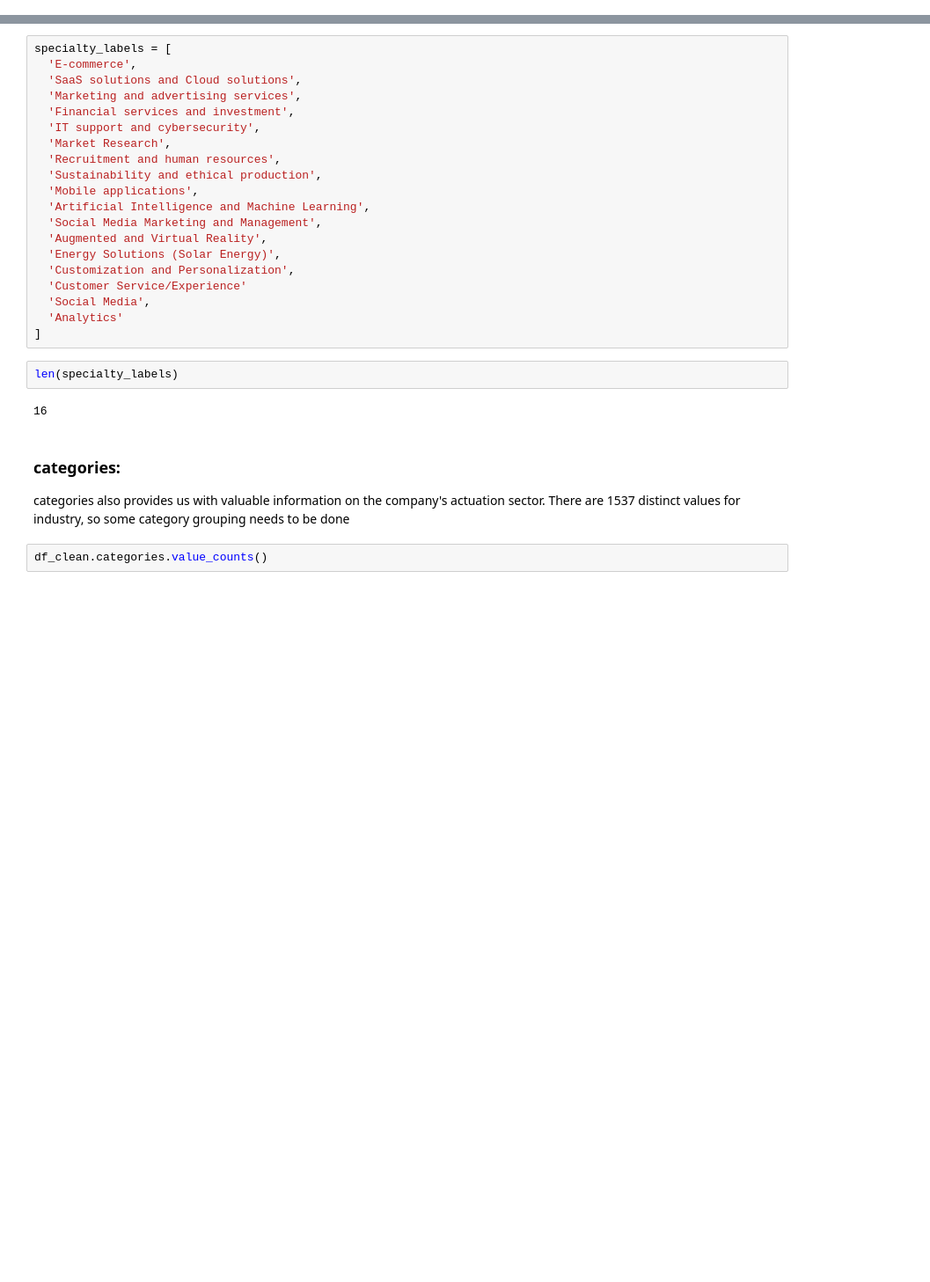
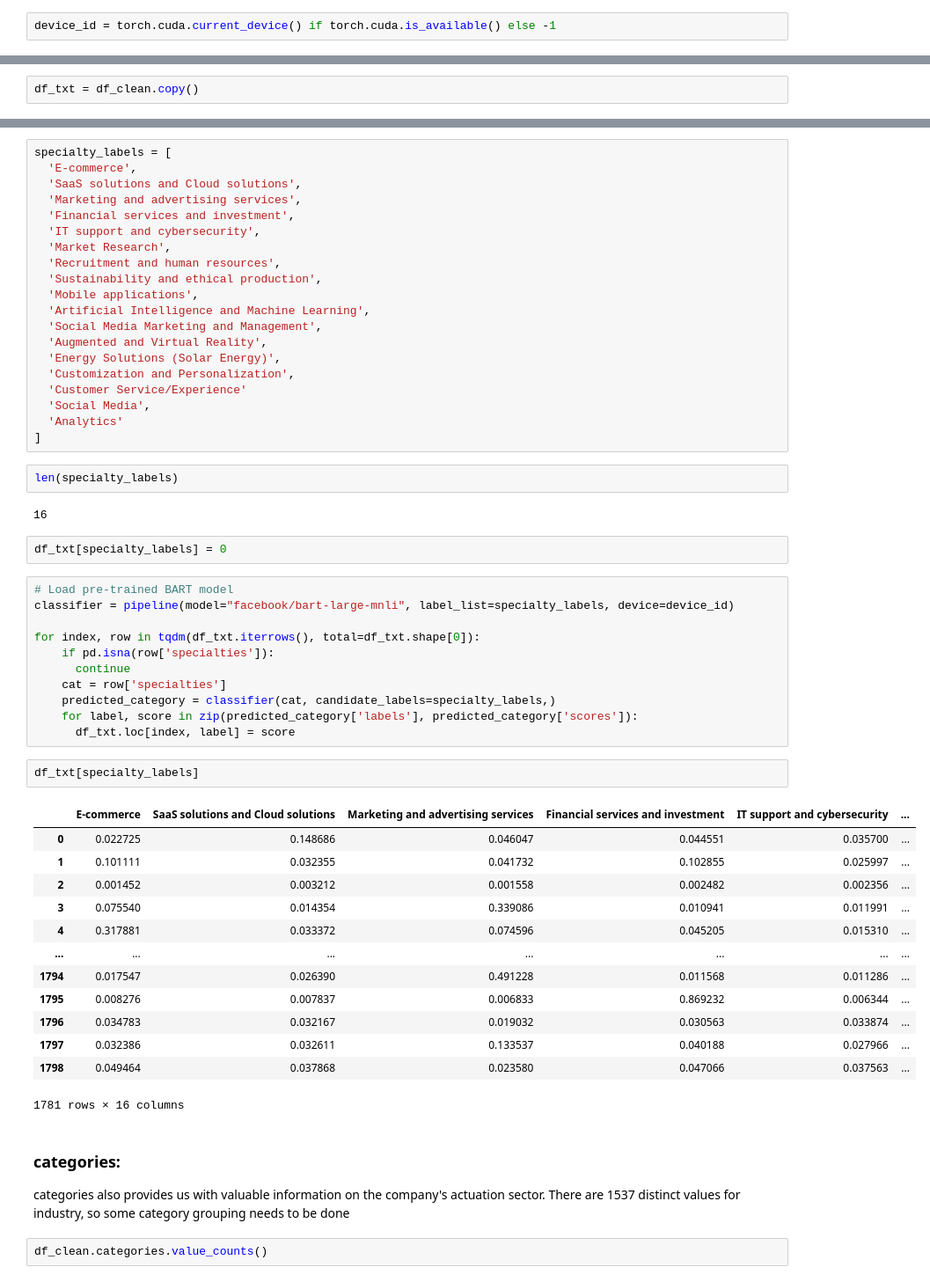
Before and after one commit to cvillela/amplemarket_challenge, a Jupyter notebook: challenge.ipynb, the cells around one changed output, grey strips where cells are left out. Shown at 88% size. Drawn from its saved outputs; the diff is of its cells as text; blank space fills up the shorter version.

```diff
--- a/challenge.ipynb
+++ b/challenge.ipynb
@@ -58,0 +62,2 @@ import optuna
+# %%
+device_id = torch.cuda.current_device() if torch.cuda.is_available() else -1
@@ -514,6 +544,8 @@ from transformers import AutoModelForSequenceClassification, AutoTokenizer
 from sklearn.feature_extraction.text import CountVectorizer
 # %%
 tokenizer = AutoTokenizer.from_pretrained('facebook/bart-large-mnli')
+# %%
+df_txt = df_clean.copy()
 # %% [markdown]
 ### specialties:
 specialties provides us with valuable information on the company's industry. For the information to be useful, NLP preprocessing must be used for feature extraction, as the terms are too diverse and one-hot encoding of the categories as they are would not be feaseble
@@ -577,6 +627,35 @@ specialty_labels = [
 len(specialty_labels)
 # %% [output]
 16
+# %%
+df_txt[specialty_labels] = 0
+# %%
+# Load pre-trained BART model
+classifier = pipeline(model="facebook/bart-large-mnli", label_list=specialty_labels, device=device_id)
+
+for index, row in tqdm(df_txt.iterrows(), total=df_txt.shape[0]):
+    if pd.isna(row['specialties']):
+      continue
+    cat = row['specialties']
+    predicted_category = classifier(cat, candidate_labels=specialty_labels,)
+    for label, score in zip(predicted_category['labels'], predicted_category['scores']):
+      df_txt.loc[index, label] = score
+# %%
+df_txt[specialty_labels]
+# %% [output]
+|  | E-commerce | SaaS solutions and Cloud solutions | Marketing and advertising services | Financial services and investment | IT support and cybersecurity | ... |
+| 0 | 0.022725 | 0.148686 | 0.046047 | 0.044551 | 0.035700 | ... |
+| 1 | 0.101111 | 0.032355 | 0.041732 | 0.102855 | 0.025997 | ... |
+| 2 | 0.001452 | 0.003212 | 0.001558 | 0.002482 | 0.002356 | ... |
+| 3 | 0.075540 | 0.014354 | 0.339086 | 0.010941 | 0.011991 | ... |
+| 4 | 0.317881 | 0.033372 | 0.074596 | 0.045205 | 0.015310 | ... |
+| ... | ... | ... | ... | ... | ... | ... |
+| 1794 | 0.017547 | 0.026390 | 0.491228 | 0.011568 | 0.011286 | ... |
+| 1795 | 0.008276 | 0.007837 | 0.006833 | 0.869232 | 0.006344 | ... |
+| 1796 | 0.034783 | 0.032167 | 0.019032 | 0.030563 | 0.033874 | ... |
+| 1797 | 0.032386 | 0.032611 | 0.133537 | 0.040188 | 0.027966 | ... |
+| 1798 | 0.049464 | 0.037868 | 0.023580 | 0.047066 | 0.037563 | ... |
+1781 rows × 16 columns
 # %% [markdown]
 ### categories:
 categories also provides us with valuable information on the company's actuation sector. There are 1537 distinct values for industry, so some category grouping needs to be done
```
Also changed, not shown: parts of 26 cells of this notebook.
